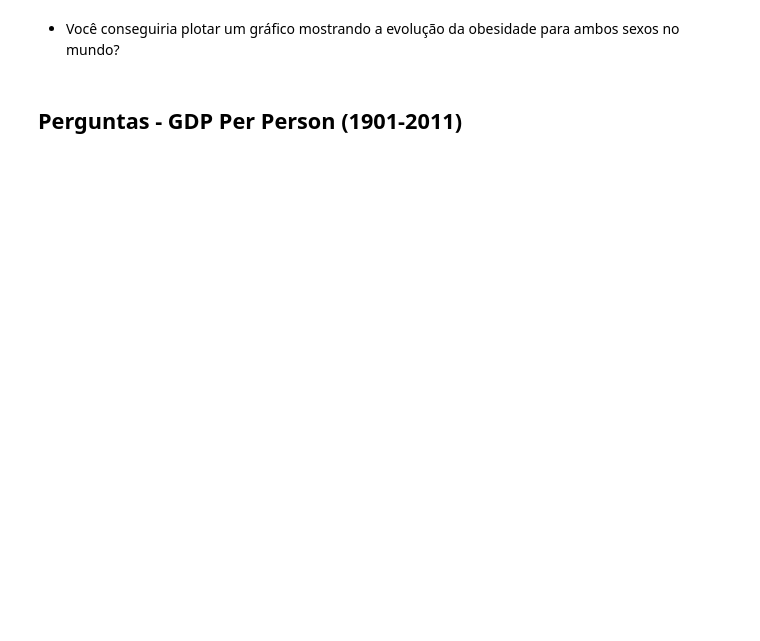
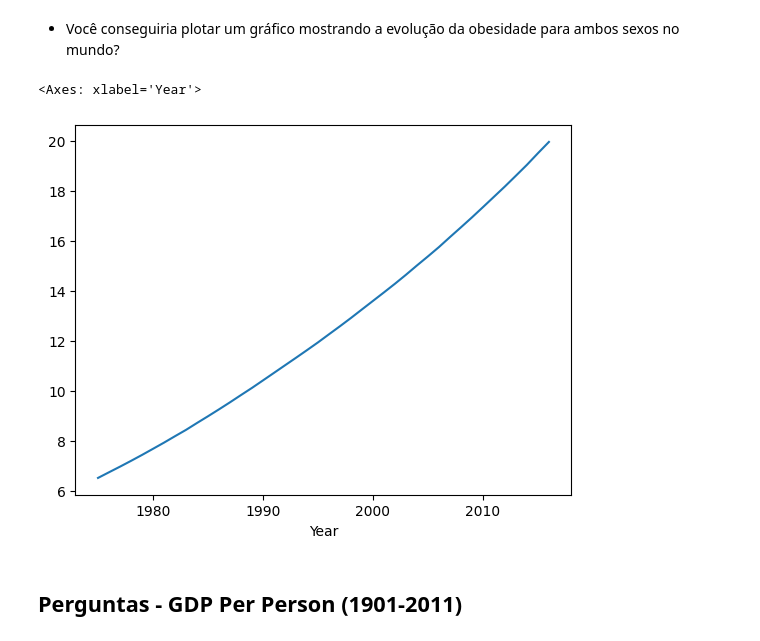
Before and after one commit to profmatheuspassos/analise-dados-pandas-sql, a Jupyter notebook: 5-analise-dados-obesidade-mundial/projeto-analise-de-dados.ipynb, the cells around one changed output. Drawn from its saved outputs; the diff is of its cells as text; code cells hidden in the pictures; blank space fills up the shorter version.

```diff
--- a/5-analise-dados-obesidade-mundial/projeto-analise-de-dados.ipynb
+++ b/5-analise-dados-obesidade-mundial/projeto-analise-de-dados.ipynb
@@ -167,6 +200,10 @@ Length: 195, dtype: string
 # %% [markdown]
 - Você conseguiria plotar um gráfico mostrando a evolução da obesidade para ambos sexos no mundo?
 # %%
-df_both.plot()
+dfBoth = dfObesidade[dfObesidade["Sex"] == "Both sexes"]
+dfBoth.groupby("Year")["Obesity"].mean().plot()
+# %% [output]
+<Axes: xlabel='Year'>
+[figure, added]
 # %% [markdown]
 ## Perguntas - GDP Per Person (1901-2011)
```
Also changed, not shown: parts of 47 cells of this notebook.
